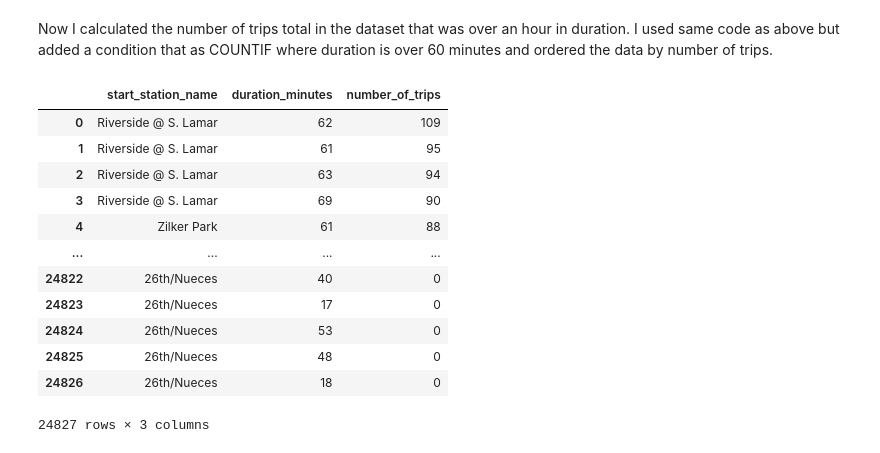
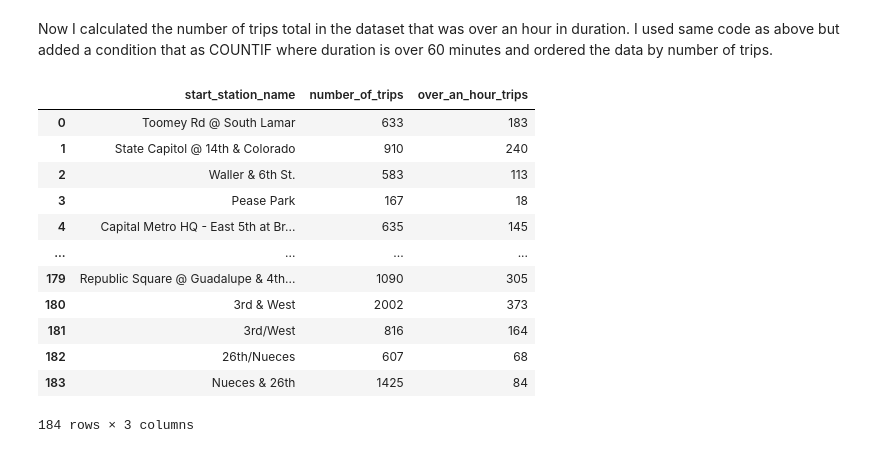
Before and after one commit to aayushbhurtel/Data_Visualization, a Jupyter notebook: Quiz5.ipynb, the cells around one changed output. Saved outputs shown, nothing was run; the diff lists cells and outputs as text; code cells hidden in the pictures.

```diff
--- a/Quiz5.ipynb
+++ b/Quiz5.ipynb
@@ -104,25 +105,21 @@ Now I calculated the number of trips total in the dataset that was over an hour
 # %%
 %%bigquery --project data-viz-big-query
 
-SELECT *, COUNTIF(duration_minutes>60) as number_of_trips
-FROM (
-  SELECT start_station_name, duration_minutes
+SELECT start_station_name, COUNT(start_station_name) as number_of_trips, COUNTIF(duration_minutes > 60) as over_an_hour_trips
 FROM `bigquery-public-data.austin_bikeshare.bikeshare_trips`
 WHERE start_station_name = end_station_name
-)
-GROUP BY duration_minutes, start_station_name
-Order BY number_of_trips DESC
+GROUP BY start_station_name
 # %% [output]
-|  | start_station_name | duration_minutes | number_of_trips |
-| 0 | Riverside @ S. Lamar | 62 | 109 |
-| 1 | Riverside @ S. Lamar | 61 | 95 |
-| 2 | Riverside @ S. Lamar | 63 | 94 |
-| 3 | Riverside @ S. Lamar | 69 | 90 |
-| 4 | Zilker Park | 61 | 88 |
+|  | start_station_name | number_of_trips | over_an_hour_trips |
+| 0 | Toomey Rd @ South Lamar | 633 | 183 |
+| 1 | State Capitol @ 14th & Colorado | 910 | 240 |
+| 2 | Waller & 6th St. | 583 | 113 |
+| 3 | Pease Park | 167 | 18 |
+| 4 | Capital Metro HQ - East 5th at Br... | 635 | 145 |
 | ... | ... | ... | ... |
-| 24822 | 26th/Nueces | 40 | 0 |
-| 24823 | 26th/Nueces | 17 | 0 |
-| 24824 | 26th/Nueces | 53 | 0 |
-| 24825 | 26th/Nueces | 48 | 0 |
-| 24826 | 26th/Nueces | 18 | 0 |
+| 179 | Republic Square @ Guadalupe & 4th... | 1090 | 305 |
+| 180 | 3rd & West | 2002 | 373 |
+| 181 | 3rd/West | 816 | 164 |
+| 182 | 26th/Nueces | 607 | 68 |
+| 183 | Nueces & 26th | 1425 | 84 |
-24827 rows × 3 columns
+184 rows × 3 columns
```
Also changed, not shown: parts of 1 cell of this notebook.
